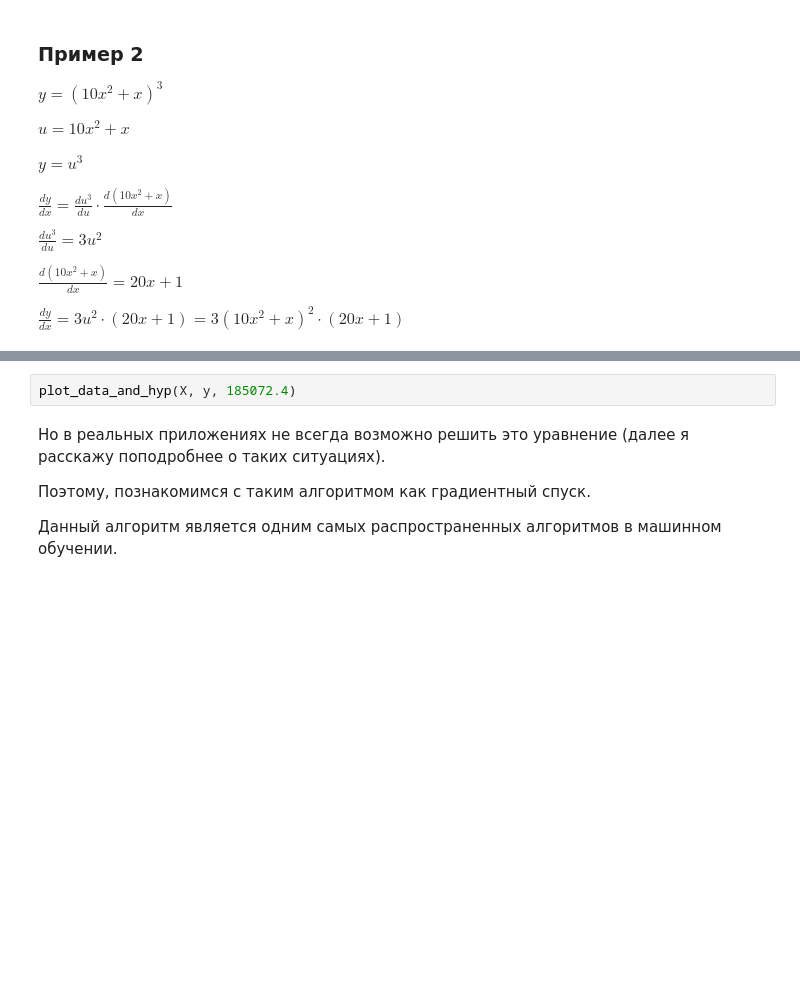
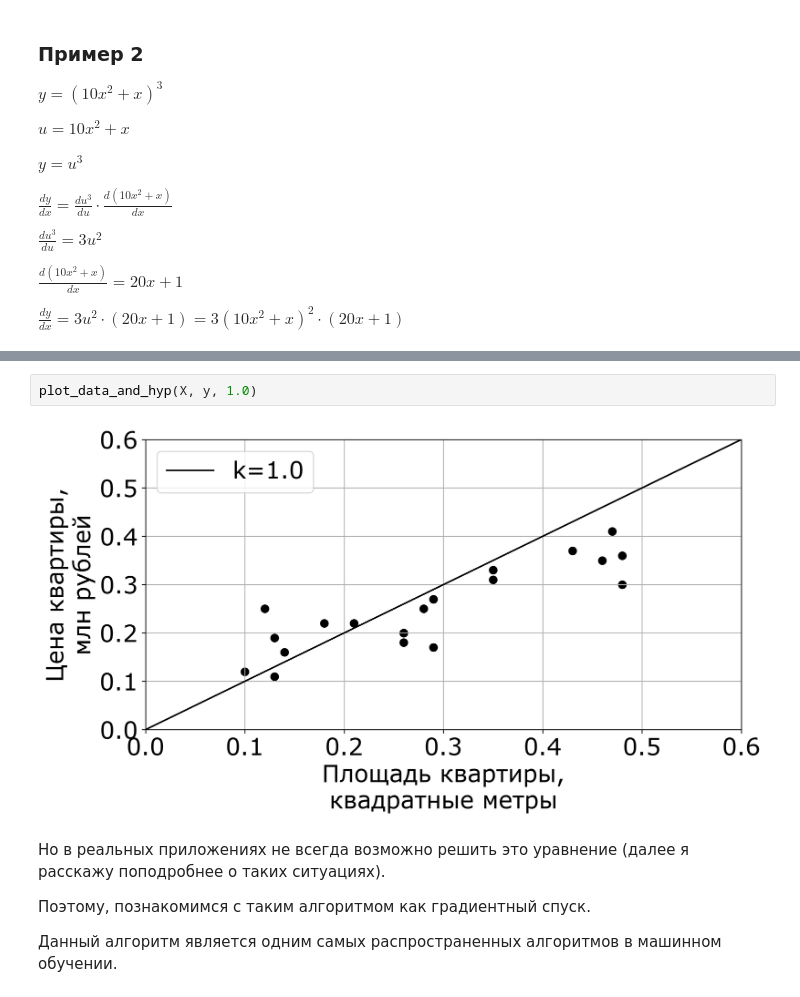
Before and after one commit to mts-machines-learn/ml-course-dec2019, a Jupyter notebook: 4. Линейная регрессия l/Regression_1.ipynb, the cells around one changed output, grey strips where cells are left out. Saved outputs shown, nothing was run; the diff lists cells and outputs as text; blank space fills up the shorter version.

Commit message:
Add more about derivation and change data

```diff
--- a/4. Линейная регрессия l/Regression_1.ipynb
+++ b/4. Линейная регрессия l/Regression_1.ipynb
@@ -296,7 +357,9 @@ $ \frac{dJ(k)}{dk} = 0$
 
 Решив уравнение, мы получим значение для $k=185072.4$
 # %%
-plot_data_and_hyp(X, y, 185072.4)
+plot_data_and_hyp(X, y, 1.0)
+# %% [output]
+[figure, added]
 # %% [markdown]
 Но в реальных приложениях не всегда возможно решить это уравнение (далее я расскажу поподробнее о таких ситуациях).
 
```
Also changed, not shown: parts of 32 cells of this notebook, 2 other files.
